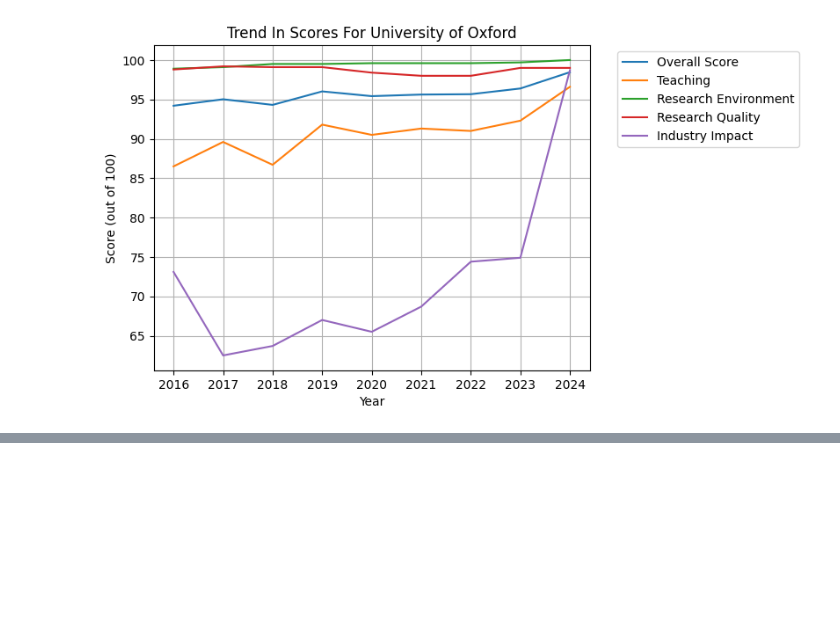
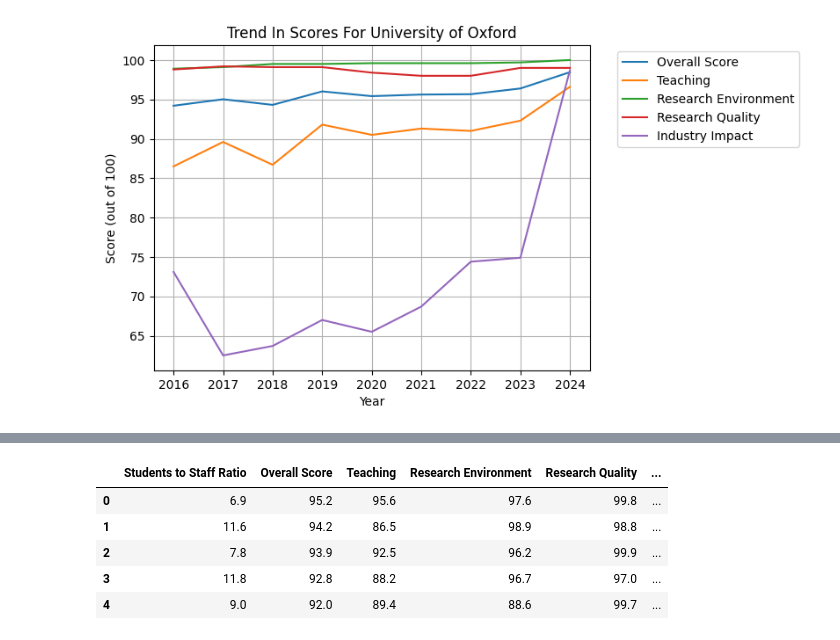
Before and after one commit to Qamil-Mirza/My-Data-Projects, a Jupyter notebook: World-Universities-EDA/helper.ipynb, the cells around one changed output, grey strips where cells are left out. Saved outputs shown, nothing was run; the diff lists cells and outputs as text; code cells hidden in the pictures; blank space fills up the shorter version.

```diff
--- a/World-Universities-EDA/helper.ipynb
+++ b/World-Universities-EDA/helper.ipynb
@@ -385,0 +433,10 @@ uni_ovr_score_trend(uni='University of Oxford')
+# %%
+temp = world_uni_df[corr_col]
+temp[:5]
+# %% [output]
+|  | Students to Staff Ratio | Overall Score | Teaching | Research Environment | Research Quality | ... |
+| 0 | 6.9 | 95.2 | 95.6 | 97.6 | 99.8 | ... |
+| 1 | 11.6 | 94.2 | 86.5 | 98.9 | 98.8 | ... |
+| 2 | 7.8 | 93.9 | 92.5 | 96.2 | 99.9 | ... |
+| 3 | 11.8 | 92.8 | 88.2 | 96.7 | 97.0 | ... |
+| 4 | 9.0 | 92.0 | 89.4 | 88.6 | 99.7 | ... |
```
Also changed, not shown: parts of 6 cells of this notebook, 2 other files.
